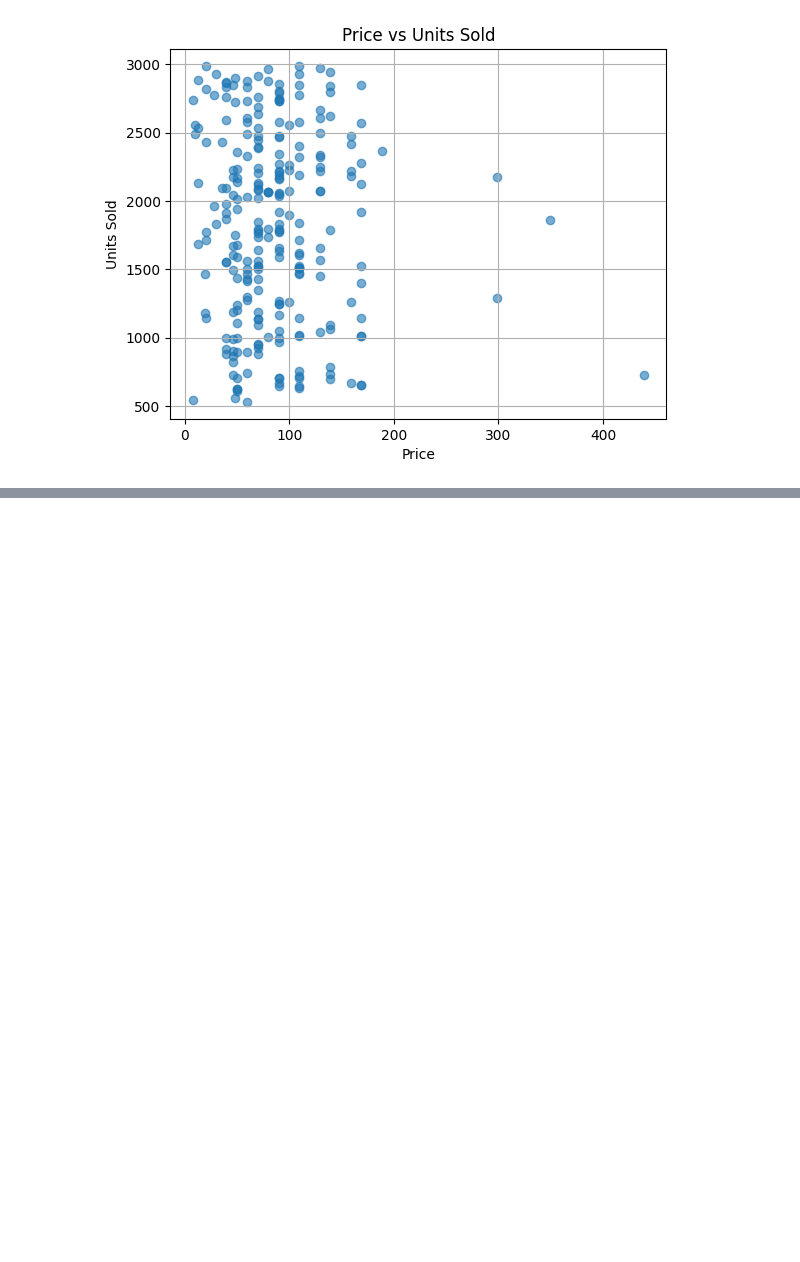
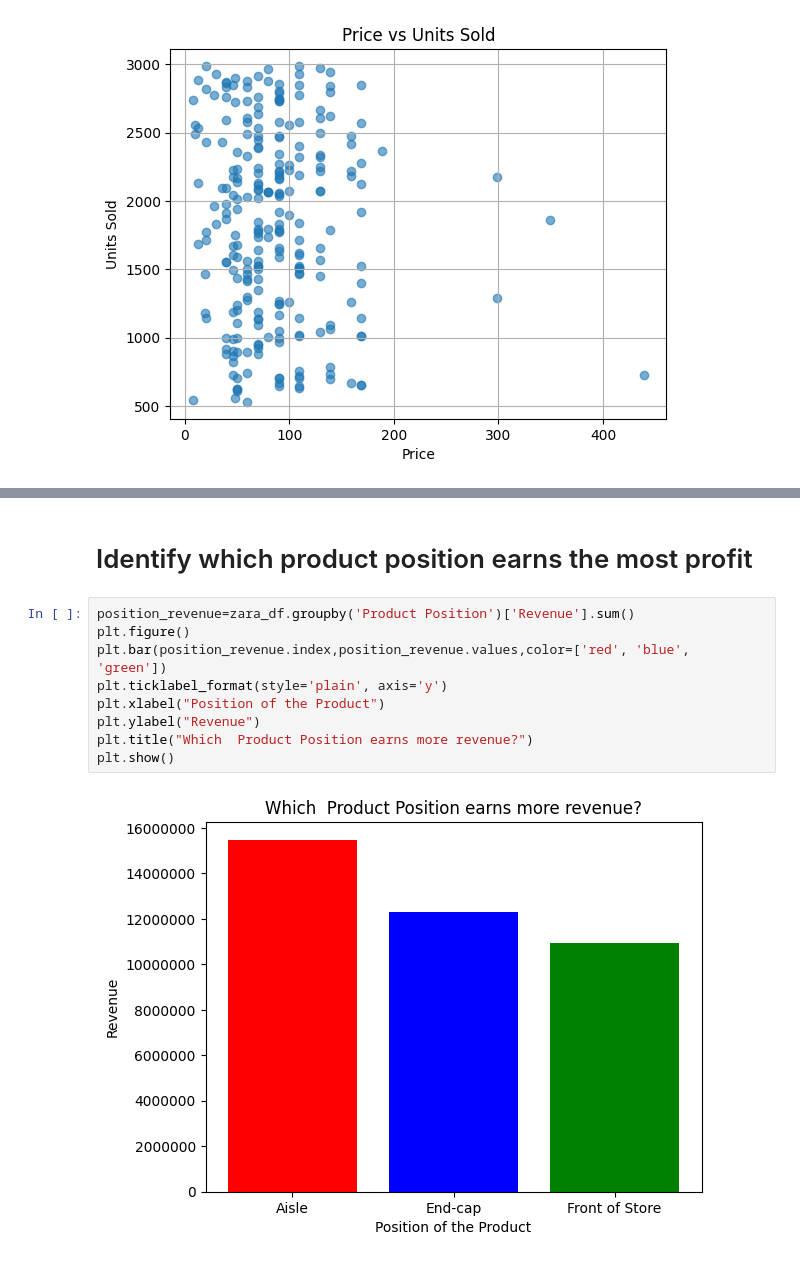
Before and after one commit to samhoon000/Zara_Sales_Analysis, a Jupyter notebook: Zara_Sales_Analysis.ipynb, the cells around one changed output, grey strips where cells are left out. Drawn from its saved outputs; the diff is of its cells as text; blank space fills up the shorter version.

```diff
--- a/Zara_Sales_Analysis.ipynb
+++ b/Zara_Sales_Analysis.ipynb
@@ -254,0 +128,13 @@ fatal: could not read Username for 'https://github.com': No such device or addre
+# %% [markdown]
+# Identify which product position earns the most profit
+# %%
+position_revenue=zara_df.groupby('Product Position')['Revenue'].sum()
+plt.figure()
+plt.bar(position_revenue.index,position_revenue.values,color=['red', 'blue', 'green'])
+plt.ticklabel_format(style='plain', axis='y')
+plt.xlabel("Position of the Product")
+plt.ylabel("Revenue")
+plt.title("Which  Product Position earns more revenue?")
+plt.show()
+# %% [output]
+[figure, added]
```
Also changed, not shown: parts of 27 cells of this notebook.
